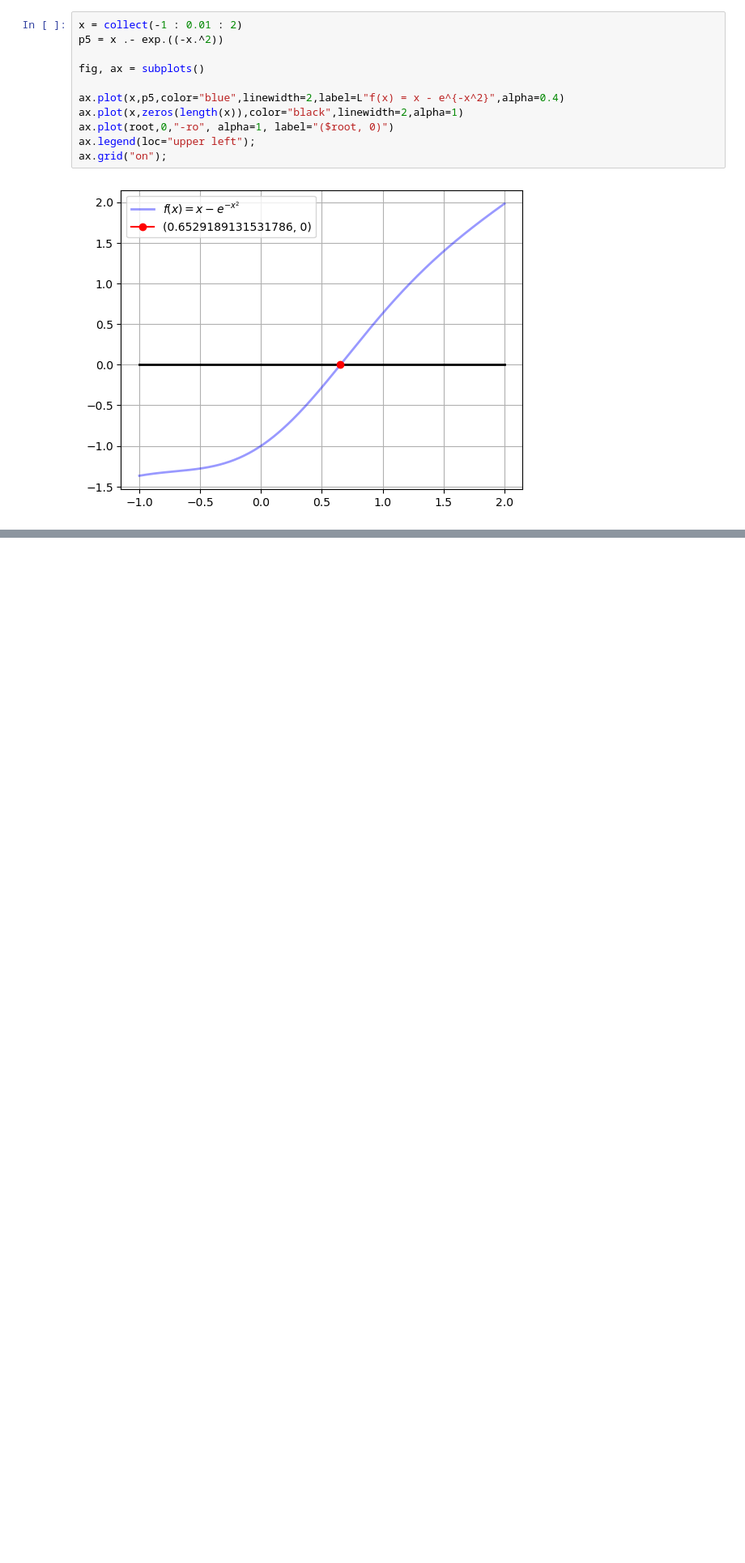
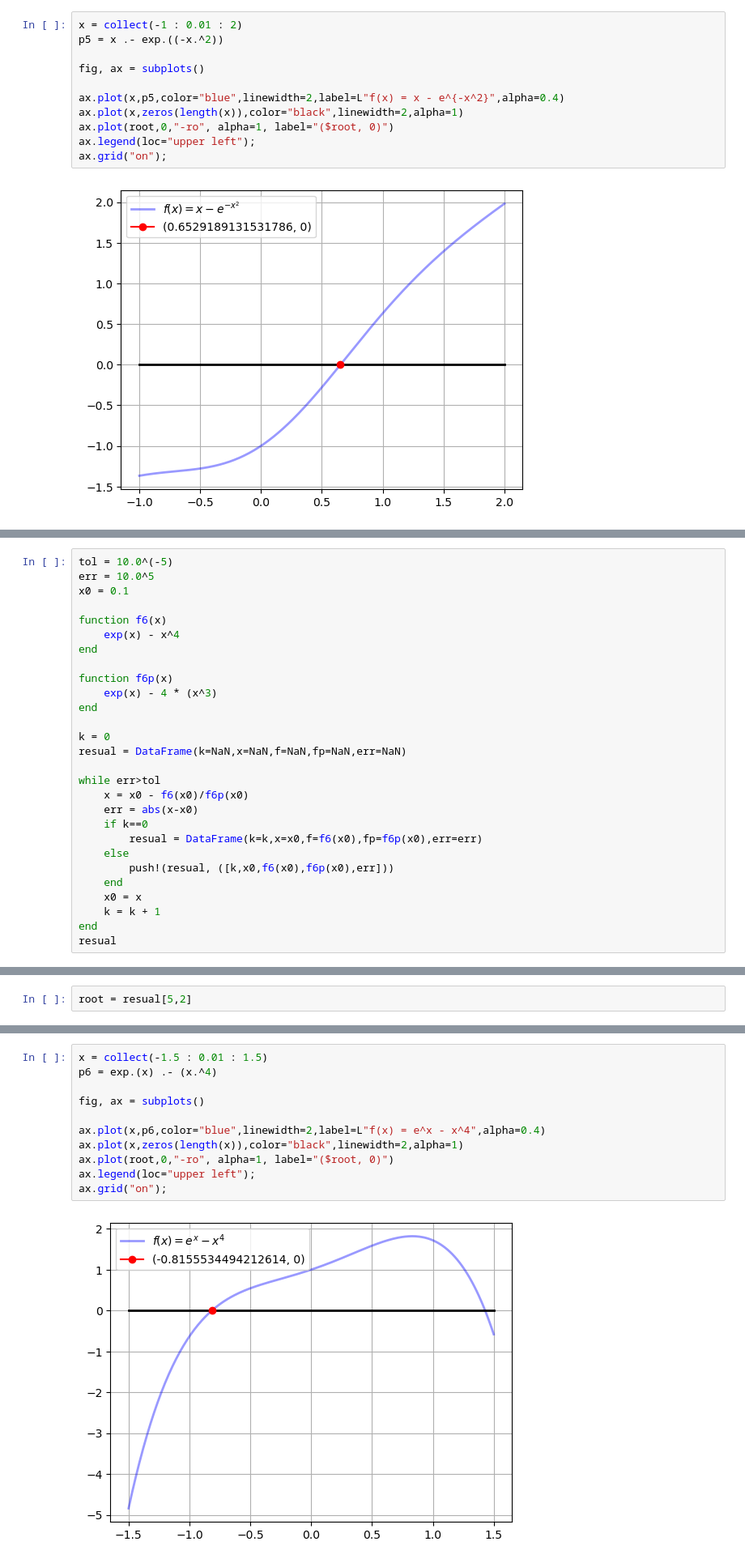
Before and after one commit to YawenZhang01/OptimizationWinter2023, a Jupyter notebook: assignments/Homework_6.ipynb, the cells around one changed output, grey strips where cells are left out. Shown at 81% size. Drawn from its saved outputs; the diff is of its cells as text; blank space fills up the shorter version.

```diff
--- a/assignments/Homework_6.ipynb
+++ b/assignments/Homework_6.ipynb
@@ -241,0 +243,28 @@ $ 𝑒^𝑥−𝑥^4=0 $
+# %%
+tol = 10.0^(-5)
+err = 10.0^5
+x0 = 0.1
+
+function f6(x)
+    exp(x) - x^4
+end
+
+function f6p(x)
+    exp(x) - 4 * (x^3)
+end
+
+k = 0
+resual = DataFrame(k=NaN,x=NaN,f=NaN,fp=NaN,err=NaN)
+
+while err>tol
+    x = x0 - f6(x0)/f6p(x0)
+    err = abs(x-x0)
+    if k==0
+        resual = DataFrame(k=k,x=x0,f=f6(x0),fp=f6p(x0),err=err)
+    else
+        push!(resual, ([k,x0,f6(x0),f6p(x0),err]))
+    end
+    x0 = x
+    k = k + 1
+end
+resual
@@ -241,0 +280,2 @@ $ 𝑒^𝑥−𝑥^4=0 $
+# %%
+root = resual[5,2]
@@ -241,0 +284,13 @@ $ 𝑒^𝑥−𝑥^4=0 $
+# %%
+x = collect(-1.5 : 0.01 : 1.5)
+p6 = exp.(x) .- (x.^4)
+
+fig, ax = subplots()
+
+ax.plot(x,p6,color="blue",linewidth=2,label=L"f(x) = e^x - x^4",alpha=0.4)
+ax.plot(x,zeros(length(x)),color="black",linewidth=2,alpha=1)
+ax.plot(root,0,"-ro", alpha=1, label="($root, 0)")
+ax.legend(loc="upper left");
+ax.grid("on");
+# %% [output]
+[figure, added]
```
Also changed, not shown: parts of 3 cells of this notebook.
